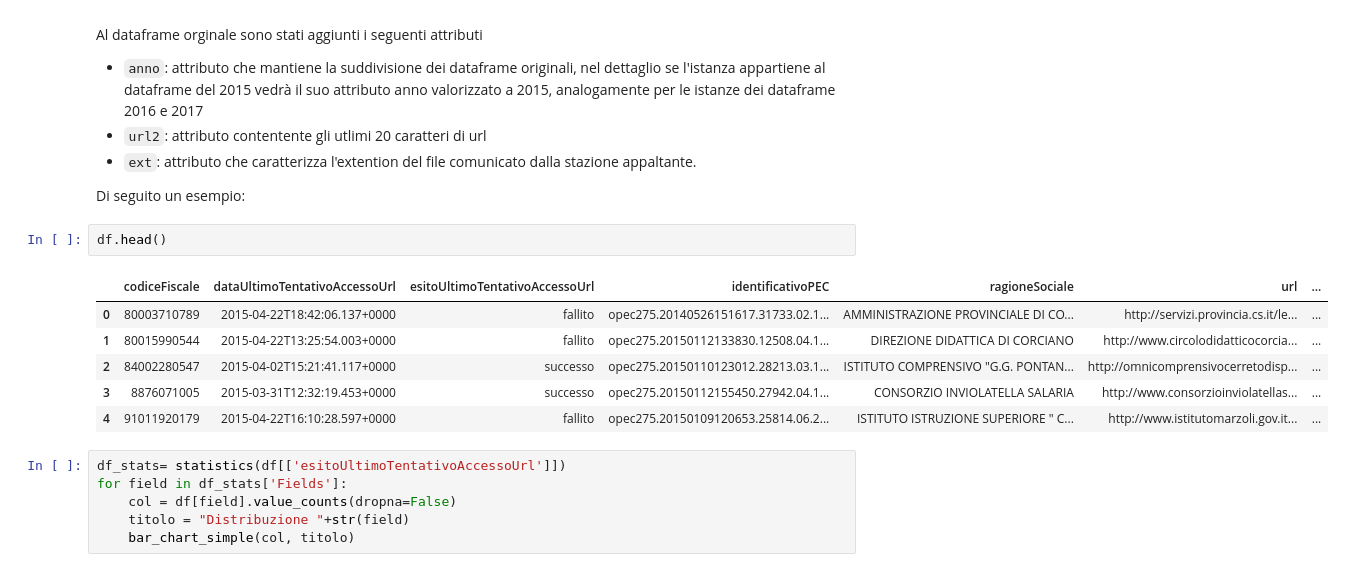
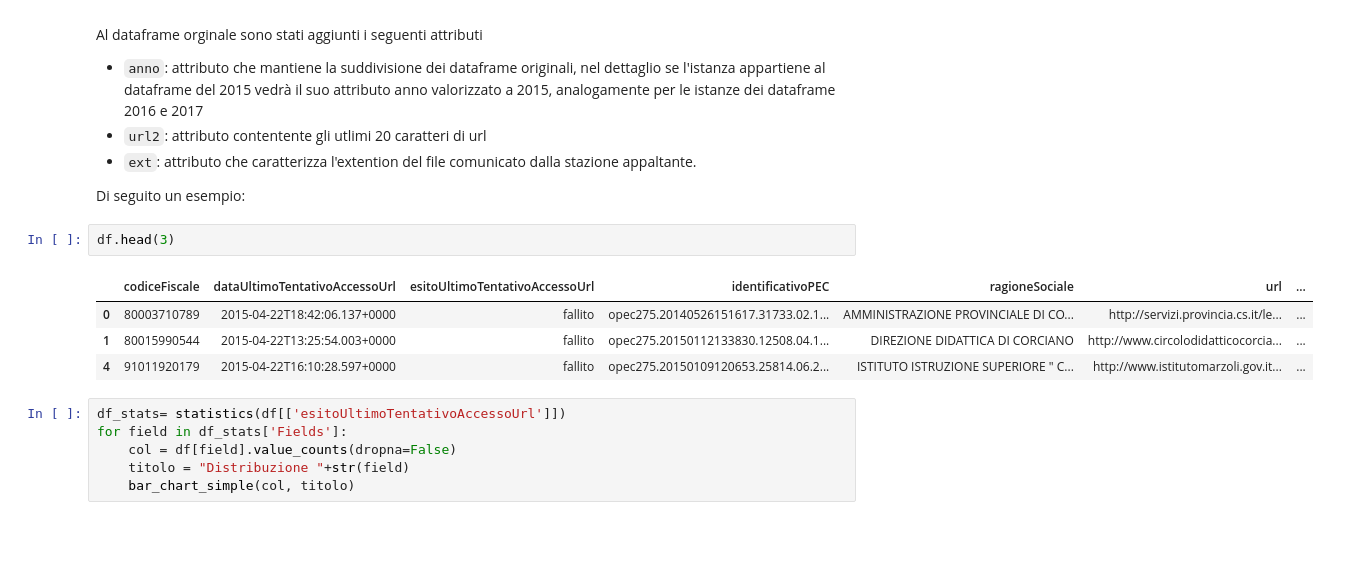
Before and after one commit to althot/TTD_anac, a Jupyter notebook: anac_json_collector.ipynb, the cells around one changed output. Cells and saved outputs as stored; diff of their text form; blank space fills up the shorter version.

```diff
--- a/anac_json_collector.ipynb
+++ b/anac_json_collector.ipynb
@@ -56,13 +56,11 @@ Al dataframe orginale sono stati aggiunti i seguenti attributi
 
 Di seguito un esempio:
 # %%
-df.head()
+df.head(3)
 # %% [output]
 |  | codiceFiscale | dataUltimoTentativoAccessoUrl | esitoUltimoTentativoAccessoUrl | identificativoPEC | ragioneSociale | url | ... |
 | 0 | 80003710789 | 2015-04-22T18:42:06.137+0000 | fallito | opec275.20140526151617.31733.02.1... | AMMINISTRAZIONE PROVINCIALE DI CO... | http://servizi.provincia.cs.it/le... | ... |
 | 1 | 80015990544 | 2015-04-22T13:25:54.003+0000 | fallito | opec275.20150112133830.12508.04.1... | DIREZIONE DIDATTICA DI CORCIANO | http://www.circolodidatticocorcia... | ... |
-| 2 | 84002280547 | 2015-04-02T15:21:41.117+0000 | successo | opec275.20150110123012.28213.03.1... | ISTITUTO COMPRENSIVO "G.G. PONTAN... | http://omnicomprensivocerretodisp... | ... |
-| 3 | 8876071005 | 2015-03-31T12:32:19.453+0000 | successo | opec275.20150112155450.27942.04.1... | CONSORZIO INVIOLATELLA SALARIA | http://www.consorzioinviolatellas... | ... |
 | 4 | 91011920179 | 2015-04-22T16:10:28.597+0000 | fallito | opec275.20150109120653.25814.06.2... | ISTITUTO ISTRUZIONE SUPERIORE " C... | http://www.istitutomarzoli.gov.it... | ... |
 # %%
 df_stats= statistics(df[['esitoUltimoTentativoAccessoUrl']])
```
Also changed, not shown: parts of 1 cell of this notebook.
